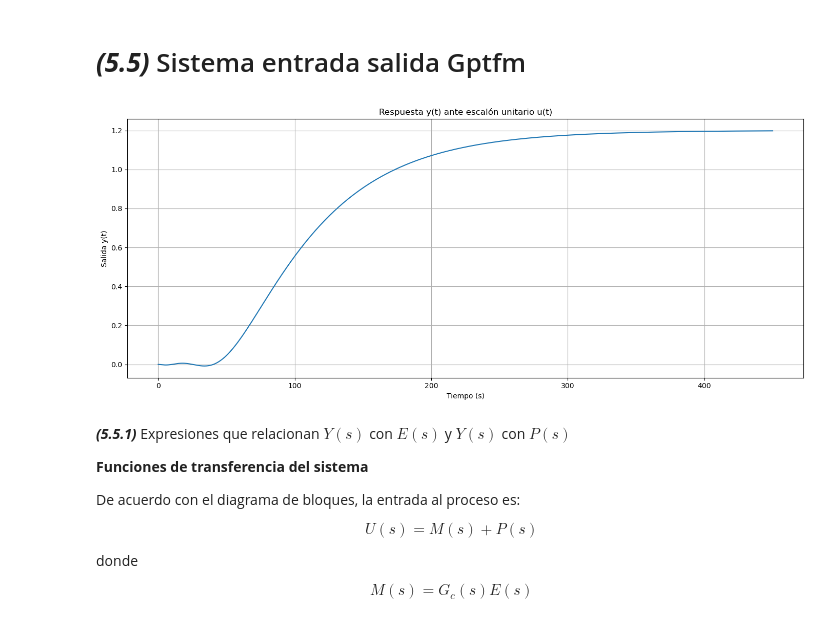
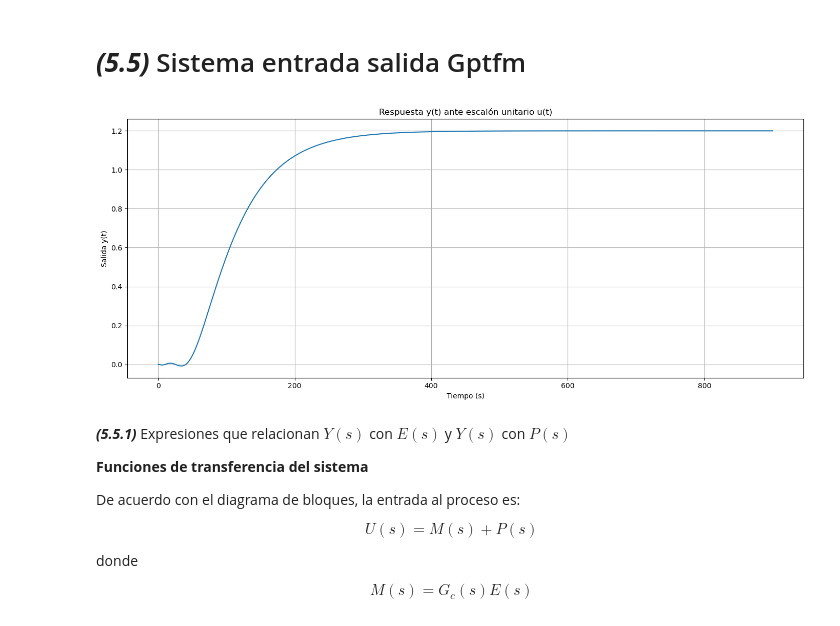
Before and after one commit to navalgoose4/SCL-2026I, a Jupyter notebook: LAB_2/lab2.ipynb, the cells around one changed output. Cells and saved outputs as stored; diff of their text form; code cells hidden in the pictures.

```diff
--- a/LAB_2/lab2.ipynb
+++ b/LAB_2/lab2.ipynb
@@ -517,22 +517,22 @@ Tecnicamente sí, lo que mencione previamente que hay un problema por ejemplo pa
 # ***(5.5)*** Sistema entrada salida Gptfm
 # %%
 # vector de tiempo (suficientemente largo por el tiempo muerto)
-t = np.linspace(0, 450, 1000)
+t = np.linspace(0, 900, 1000)
 
 # respuesta al escalón unitario
 t_resp, y_resp = cs.step_response(Gptfm, T=t)
 
 # nueva ventana de gráfica
 plt.figure(figsize=(14,6))
 plt.plot(t_resp, y_resp)
 plt.title("Respuesta y(t) ante escalón unitario u(t)")
 plt.xlabel("Tiempo (s)")
 plt.ylabel("Salida y(t)")
 plt.grid()
 plt.tight_layout()
 plt.show()
 # %% [output]
-[figure, old version]
+[figure, new version]
 # %% [markdown]
 ***(5.5.1)*** Expresiones que relacionan $Y(s)$ con $E(s)$ y $Y(s)$ con $P(s)$
 
```
Also changed, not shown: parts of 11 cells of this notebook.
